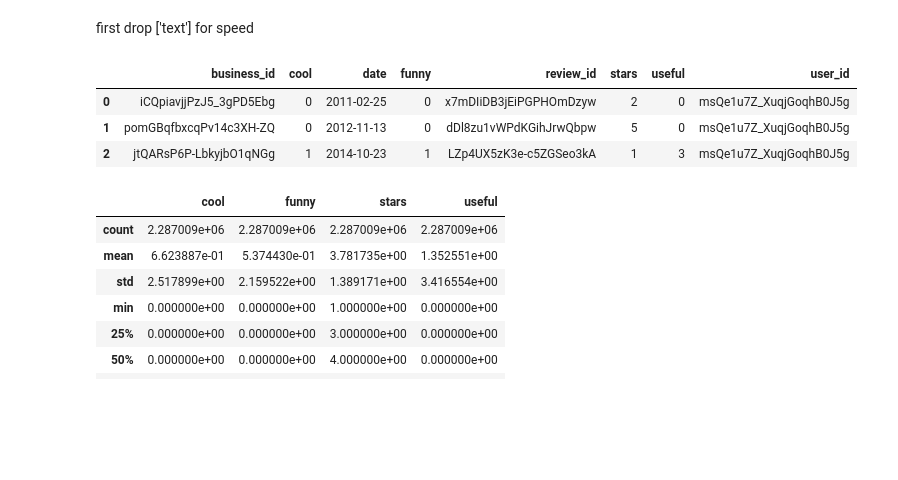
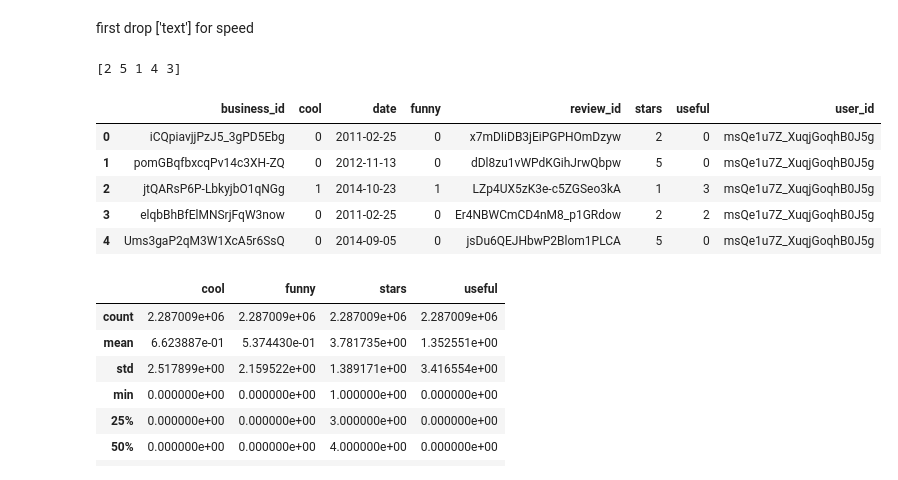
Before and after one commit to ChengdaoYang/Data_Analytics_003, a Jupyter notebook: review_to_df.ipynb, the cells around one changed output. Cells and saved outputs as stored; diff of their text form; code cells hidden in the pictures; blank space fills up the shorter version.

Commit message:
perform some analysic on buisness&review

```diff
--- a/review_to_df.ipynb
+++ b/review_to_df.ipynb
@@ -12,6 +64,3 @@ import reviews and convert to dataframe
 # %%
-# import filtered business_id as dataframe from pickle
-with open('data/yelp-dataset/df_business.pickle', 'rb') as fp:
-    df_business_id = pickle.load(fp)
-print(df_business_id.name)
-df_business_id.shape
+with open('data/yelp-dataset/review_df.pickle','rb') as fp:
+    df_review = pickle.load(fp)
@@ -28,12 +66,0 @@ json_review[2]
-# %%
-list_ = []
-for i_line in json_review:
-    list_.append(json.loads(i_line))
-
-print(len(list_))
-df_review = pd.DataFrame(list_)
-print('before fileter', df_review.shape)
-print('no NaN, as show in isna():', df_review.isna().sum())
-df_review = df_review[df_review['business_id'].isin(df_business_id)]
-print('after filter', df_review.shape)
-df_review.head()
@@ -94,12 +72,16 @@ df_reviewopepicklea/yelp-dataset/review_df.pickle'.'wb') as fp:
 first drop ['text']  for speed
 # %%
 df_rating = df_review.drop(labels=['text'],axis=1)
-df_rating.head(3)
+print(df_rating['stars'].unique())
+df_rating.head()
 # %% [output]
+[2 5 1 4 3]
 |  | business_id | cool | date | funny | review_id | stars | useful | user_id |
 | 0 | iCQpiavjjPzJ5_3gPD5Ebg | 0 | 2011-02-25 | 0 | x7mDIiDB3jEiPGPHOmDzyw | 2 | 0 | msQe1u7Z_XuqjGoqhB0J5g |
 | 1 | pomGBqfbxcqPv14c3XH-ZQ | 0 | 2012-11-13 | 0 | dDl8zu1vWPdKGihJrwQbpw | 5 | 0 | msQe1u7Z_XuqjGoqhB0J5g |
 | 2 | jtQARsP6P-LbkyjbO1qNGg | 1 | 2014-10-23 | 1 | LZp4UX5zK3e-c5ZGSeo3kA | 1 | 3 | msQe1u7Z_XuqjGoqhB0J5g |
+| 3 | elqbBhBfElMNSrjFqW3now | 0 | 2011-02-25 | 0 | Er4NBWCmCD4nM8_p1GRdow | 2 | 2 | msQe1u7Z_XuqjGoqhB0J5g |
+| 4 | Ums3gaP2qM3W1XcA5r6SsQ | 0 | 2014-09-05 | 0 | jsDu6QEJHbwP2Blom1PLCA | 5 | 0 | msQe1u7Z_XuqjGoqhB0J5g |
 # %%
 df_rating.describe()
 # %% [output]
```
Also changed, not shown: parts of 36 cells of this notebook, 1 other file.
